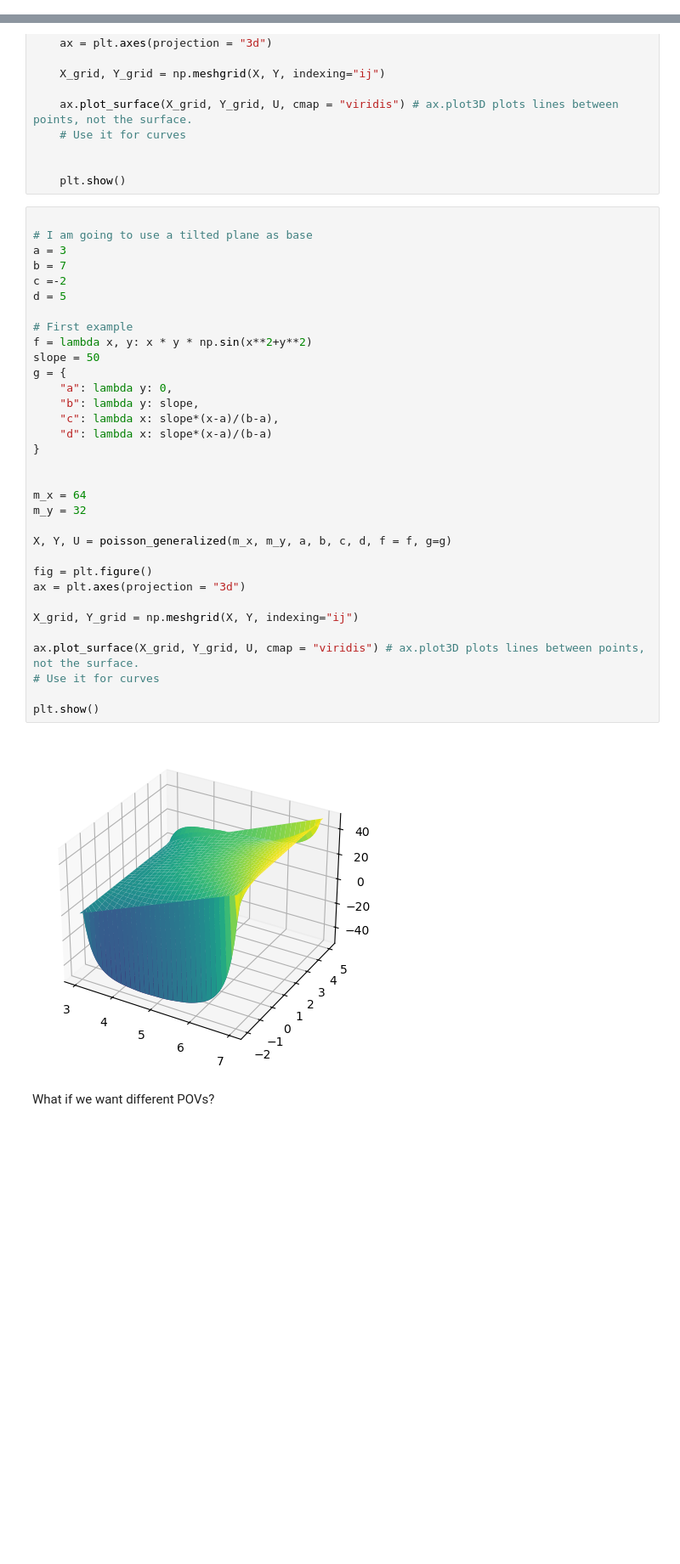
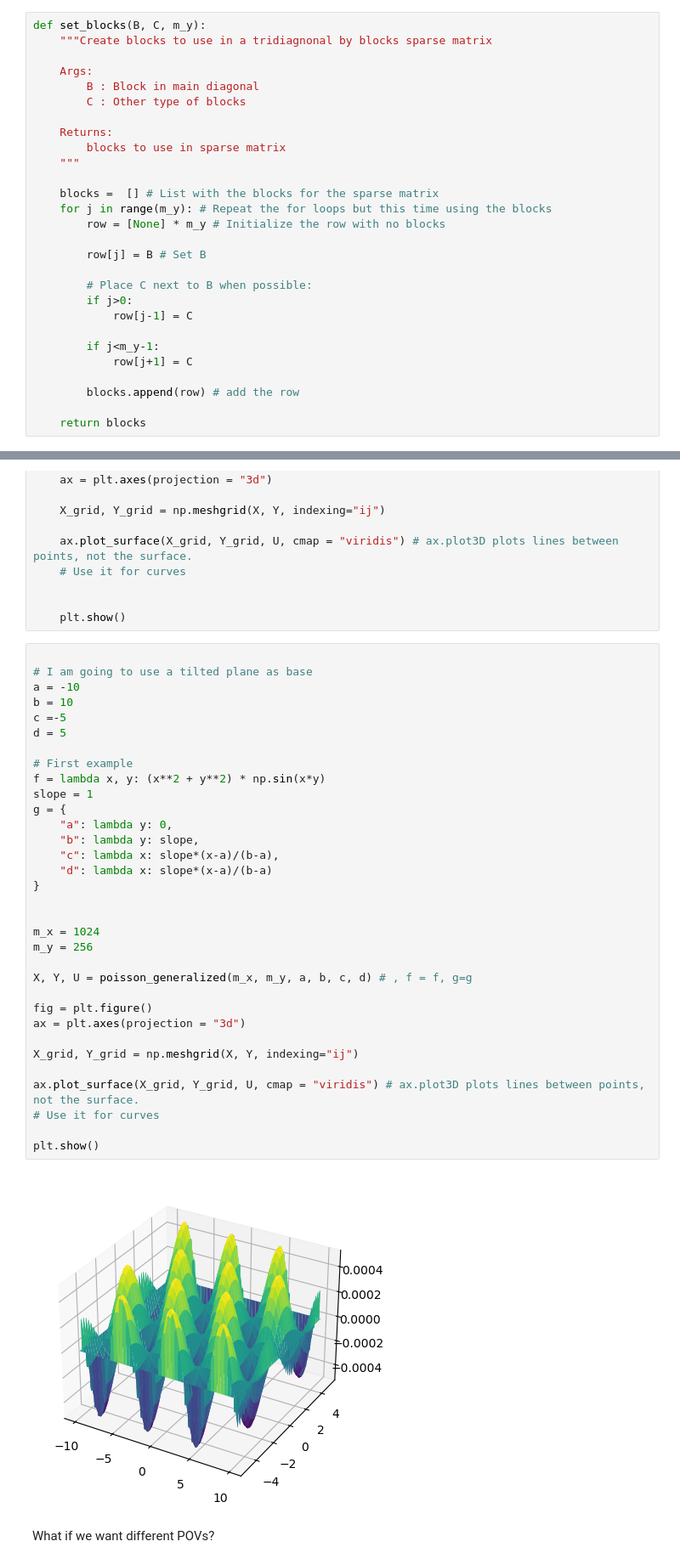
Before and after one commit to joseantoniopenamulero-sys/Computational_Technics, a Jupyter notebook: For Lab 2/Variants Lab 5.ipynb, the cells around one changed output, grey strips where cells are left out. Shown at 85% size. Saved outputs shown, nothing was run; the diff lists cells and outputs as text; blank space fills up the shorter version.

```diff
--- a/For Lab 2/Variants Lab 5.ipynb
+++ b/For Lab 2/Variants Lab 5.ipynb
@@ -26,0 +13,28 @@ $$
+# %%
+def set_blocks(B, C, m_y):
+    """Create blocks to use in a tridiagnonal by blocks sparse matrix
+
+    Args:
+        B : Block in main diagonal
+        C : Other type of blocks
+
+    Returns:
+        blocks to use in sparse matrix
+    """
+
+    blocks =  [] # List with the blocks for the sparse matrix
+    for j in range(m_y): # Repeat the for loops but this time using the blocks
+        row = [None] * m_y # Initialize the row with no blocks
+
+        row[j] = B # Set B
+
+        # Place C next to B when possible:
+        if j>0:
+            row[j-1] = C
+
+        if j<m_y-1:
+            row[j+1] = C
+
+        blocks.append(row) # add the row
+
+    return blocks
@@ -394,38 +540,38 @@ def plot_surface(X, Y, U):
 # %%
 
 # I am going to use a tilted plane as base
-a = 3
-b = 7
-c =-2
+a = -10
+b = 10
+c =-5
 d = 5
 
 # First example
-f = lambda x, y: x * y * np.sin(x**2+y**2)
-slope = 50
+f = lambda x, y: (x**2 + y**2) * np.sin(x*y)
+slope = 1
 g = {
     "a": lambda y: 0,
     "b": lambda y: slope,
     "c": lambda x: slope*(x-a)/(b-a),
     "d": lambda x: slope*(x-a)/(b-a)
 }
 
 
-m_x = 64
-m_y = 32
+m_x = 1024
+m_y = 256
 
-X, Y, U = poisson_generalized(m_x, m_y, a, b, c, d, f = f, g=g)
+X, Y, U = poisson_generalized(m_x, m_y, a, b, c, d) # , f = f, g=g
 
 fig = plt.figure()
 ax = plt.axes(projection = "3d")
 
 X_grid, Y_grid = np.meshgrid(X, Y, indexing="ij")
 
 ax.plot_surface(X_grid, Y_grid, U, cmap = "viridis") # ax.plot3D plots lines between points, not the surface.
 # Use it for curves
 
 plt.show()
 # %% [output]
-[figure, old version]
+[figure, new version]
 # %% [markdown]
 What if we want different POVs?
 # %%
```
Also changed, not shown: parts of 13 cells of this notebook.
